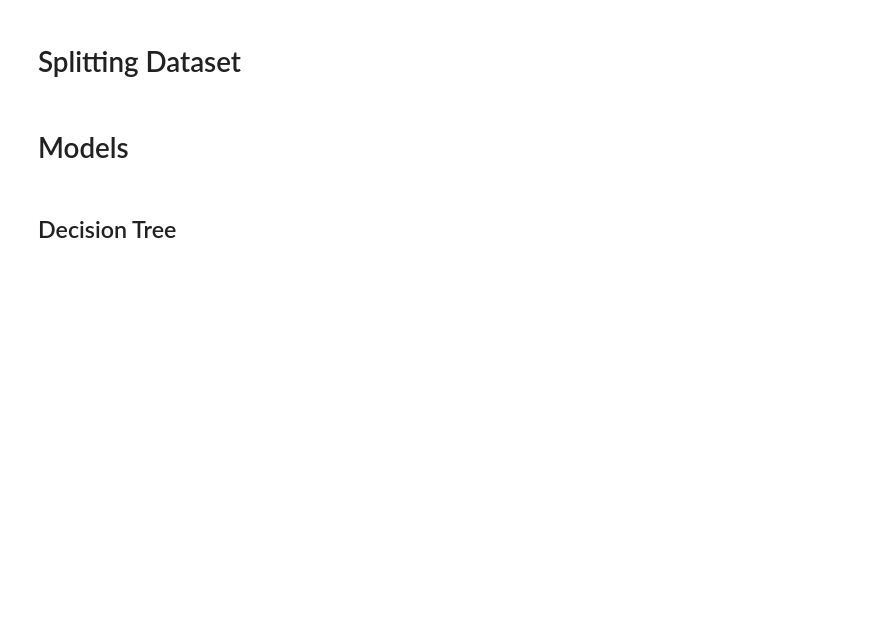
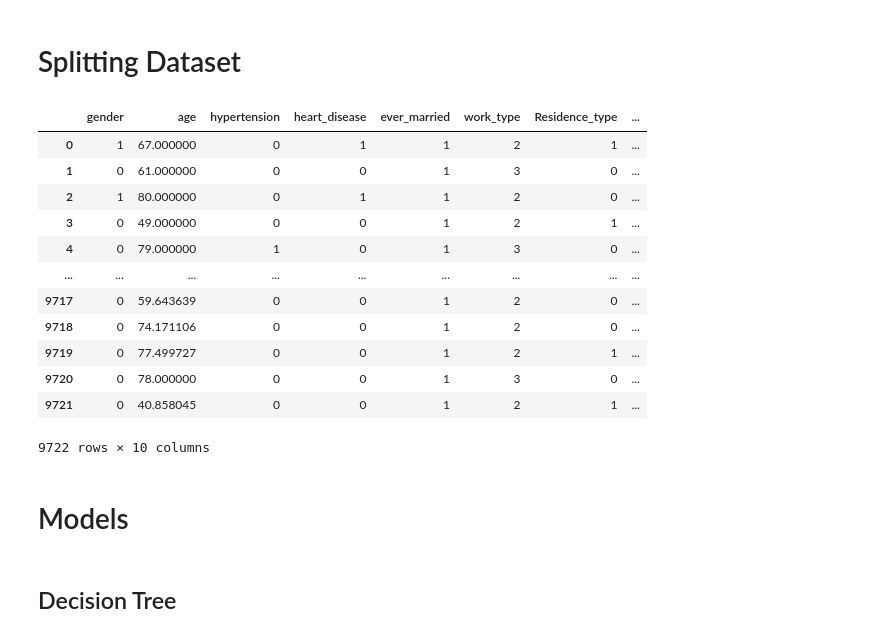
Before and after one commit to rheadoshi/PRML-Project, a Jupyter notebook: Experiments/Project_PRML.ipynb, the cells around one changed output. Saved outputs shown, nothing was run; the diff lists cells and outputs as text; code cells hidden in the pictures; blank space fills up the shorter version.

```diff
--- a/Experiments/Project_PRML.ipynb
+++ b/Experiments/Project_PRML.ipynb
@@ -258,5 +260,21 @@ sns.boxplot(dataset['avg_glucose_level'])
 # %% [markdown]
 # Splitting Dataset
+# %%
+x_sm
+# %% [output]
+|  | gender | age | hypertension | heart_disease | ever_married | work_type | Residence_type | ... |
+| 0 | 1 | 67.000000 | 0 | 1 | 1 | 2 | 1 | ... |
+| 1 | 0 | 61.000000 | 0 | 0 | 1 | 3 | 0 | ... |
+| 2 | 1 | 80.000000 | 0 | 1 | 1 | 2 | 0 | ... |
+| 3 | 0 | 49.000000 | 0 | 0 | 1 | 2 | 1 | ... |
+| 4 | 0 | 79.000000 | 1 | 0 | 1 | 3 | 0 | ... |
+| ... | ... | ... | ... | ... | ... | ... | ... | ... |
+| 9717 | 0 | 59.643639 | 0 | 0 | 1 | 2 | 0 | ... |
+| 9718 | 0 | 74.171106 | 0 | 0 | 1 | 2 | 0 | ... |
+| 9719 | 0 | 77.499727 | 0 | 0 | 1 | 2 | 1 | ... |
+| 9720 | 0 | 78.000000 | 0 | 0 | 1 | 3 | 0 | ... |
+| 9721 | 0 | 40.858045 | 0 | 0 | 1 | 2 | 1 | ... |
+9722 rows × 10 columns
 # %%
 X=dataset.drop(columns=['stroke'])
 y=dataset['stroke']
```
Also changed, not shown: parts of 18 cells of this notebook, 7 other files.
